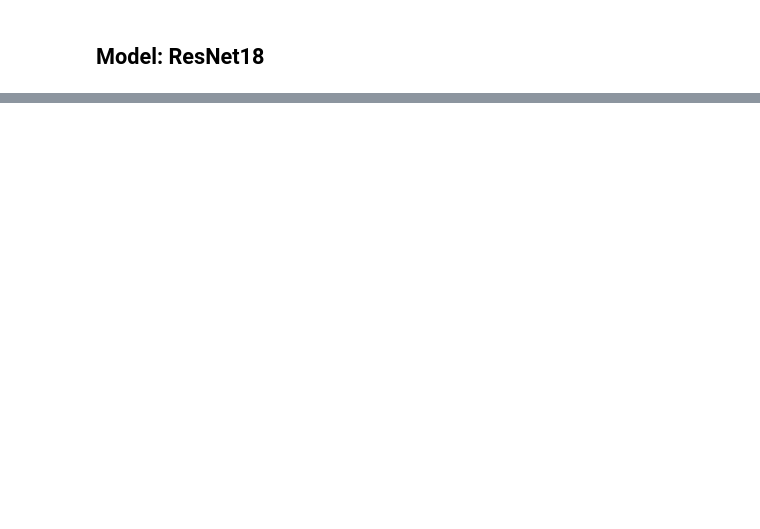
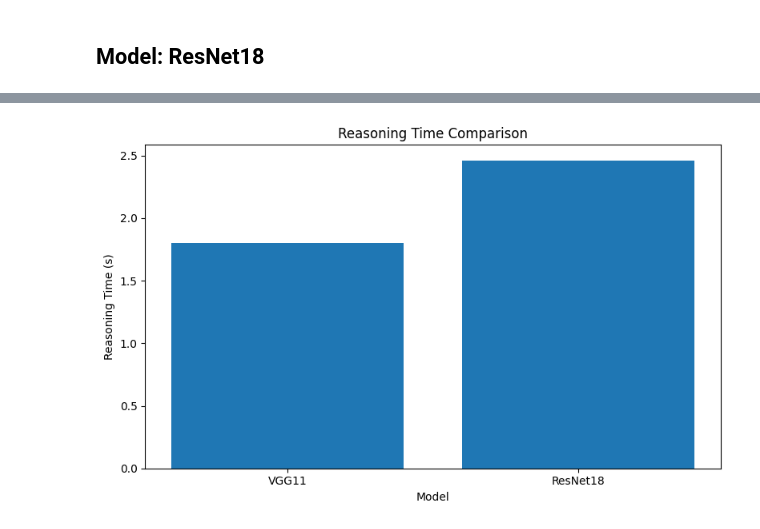
Before and after one commit to sixcoins233/COMP5318-A2-Group-106, a Jupyter notebook: VGG11+ResNet18.ipynb, the cells around one changed output, grey strips where cells are left out. Saved outputs shown, nothing was run; the diff lists cells and outputs as text; code cells hidden in the pictures; blank space fills up the shorter version.

```diff
--- a/VGG11+ResNet18.ipynb
+++ b/VGG11+ResNet18.ipynb
@@ -410,0 +709,12 @@ history = best_model_resnet18.fit(train_dataset.batch(64), validation_data=test_
+# %%
+# Plot the reasoning time metric
+fig, ax = plt.subplots(figsize=(8, 5))
+ax.bar(['VGG11', 'ResNet18'], [reasoning_time['VGG11'], reasoning_time['ResNet18']])
+# ax.bar(['VGG11', 'ResNet18', 'EfficientNetB0'], [reasoning_time['VGG11'], reasoning_time['ResNet18'], reasoning_time['EfficientNetB0']])
+ax.set_title('Reasoning Time Comparison')
+ax.set_ylabel('Reasoning Time (s)')
+ax.set_xlabel('Model')
+plt.tight_layout()
+plt.show()
+# %% [output]
+[figure, added]
```
Also changed, not shown: parts of 33 cells of this notebook.
